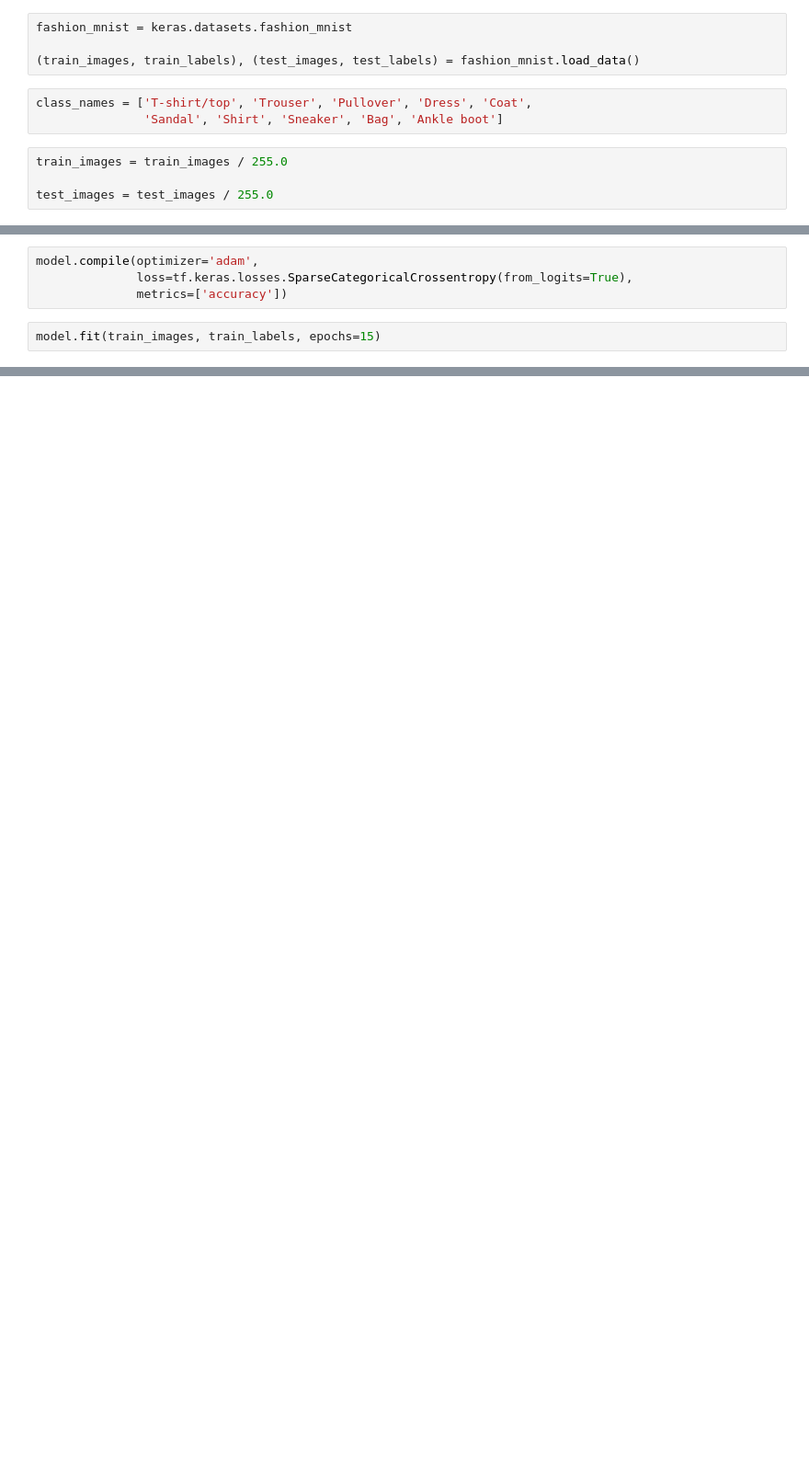
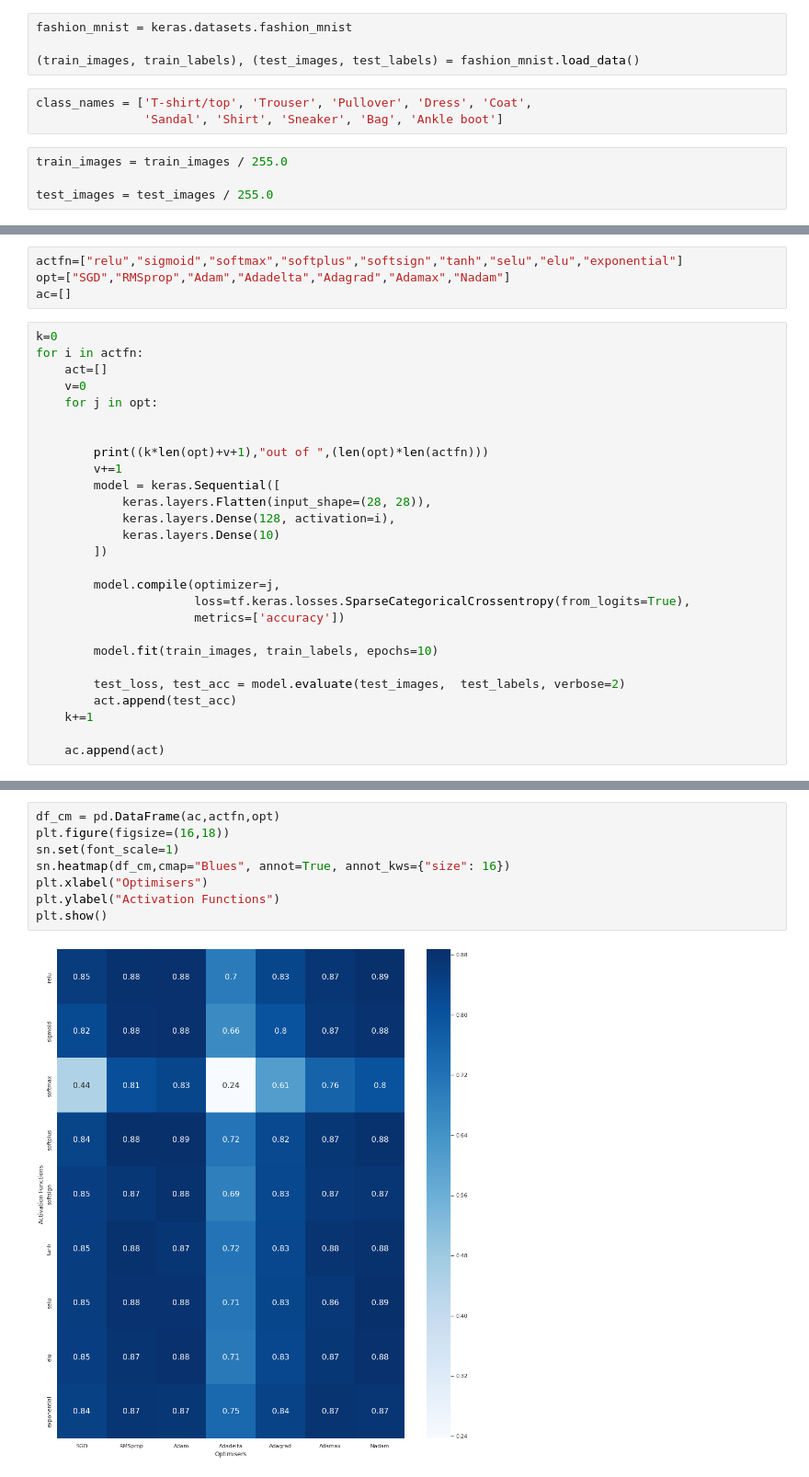
Before and after one commit to SV-1509/ML, a Jupyter notebook: Dress.ipynb, the cells around one changed output, grey strips where cells are left out. Shown at 92% size. Cells and saved outputs as stored; diff of their text form; blank space fills up the shorter version.

```diff
--- a/Dress.ipynb
+++ b/Dress.ipynb
@@ -27,6 +20,0 @@ Call initializer instance with the dtype argument instead of passing it to the c
-# %%
-model.compile(optimizer='adam',
-              loss=tf.keras.losses.SparseCategoricalCrossentropy(from_logits=True),
-              metrics=['accuracy'])
-# %%
-model.fit(train_images, train_labels, epochs=15)
@@ -59,0 +21,31 @@ Test accuracy: 0.885
+# %%
+actfn=["relu","sigmoid","softmax","softplus","softsign","tanh","selu","elu","exponential"]
+opt=["SGD","RMSprop","Adam","Adadelta","Adagrad","Adamax","Nadam"]
+ac=[]
+# %%
+k=0
+for i in actfn:
+    act=[]
+    v=0
+    for j in opt:
+
+
+        print((k*len(opt)+v+1),"out of ",(len(opt)*len(actfn)))
+        v+=1
+        model = keras.Sequential([
+            keras.layers.Flatten(input_shape=(28, 28)),
+            keras.layers.Dense(128, activation=i),
+            keras.layers.Dense(10)
+        ])
+
+        model.compile(optimizer=j,
+                      loss=tf.keras.losses.SparseCategoricalCrossentropy(from_logits=True),
+                      metrics=['accuracy'])
+
+        model.fit(train_images, train_labels, epochs=10)
+
+        test_loss, test_acc = model.evaluate(test_images,  test_labels, verbose=2)
+        act.append(test_acc)
+    k+=1
+
+    ac.append(act)
@@ -59,0 +70,10 @@ Test accuracy: 0.885
+# %%
+df_cm = pd.DataFrame(ac,actfn,opt)
+plt.figure(figsize=(16,18))
+sn.set(font_scale=1)
+sn.heatmap(df_cm,cmap="Blues", annot=True, annot_kws={"size": 16})
+plt.xlabel("Optimisers")
+plt.ylabel("Activation Functions")
+plt.show()
+# %% [output]
+[figure, added]
```
Also changed, not shown: parts of 5 cells of this notebook, 1 other file.
